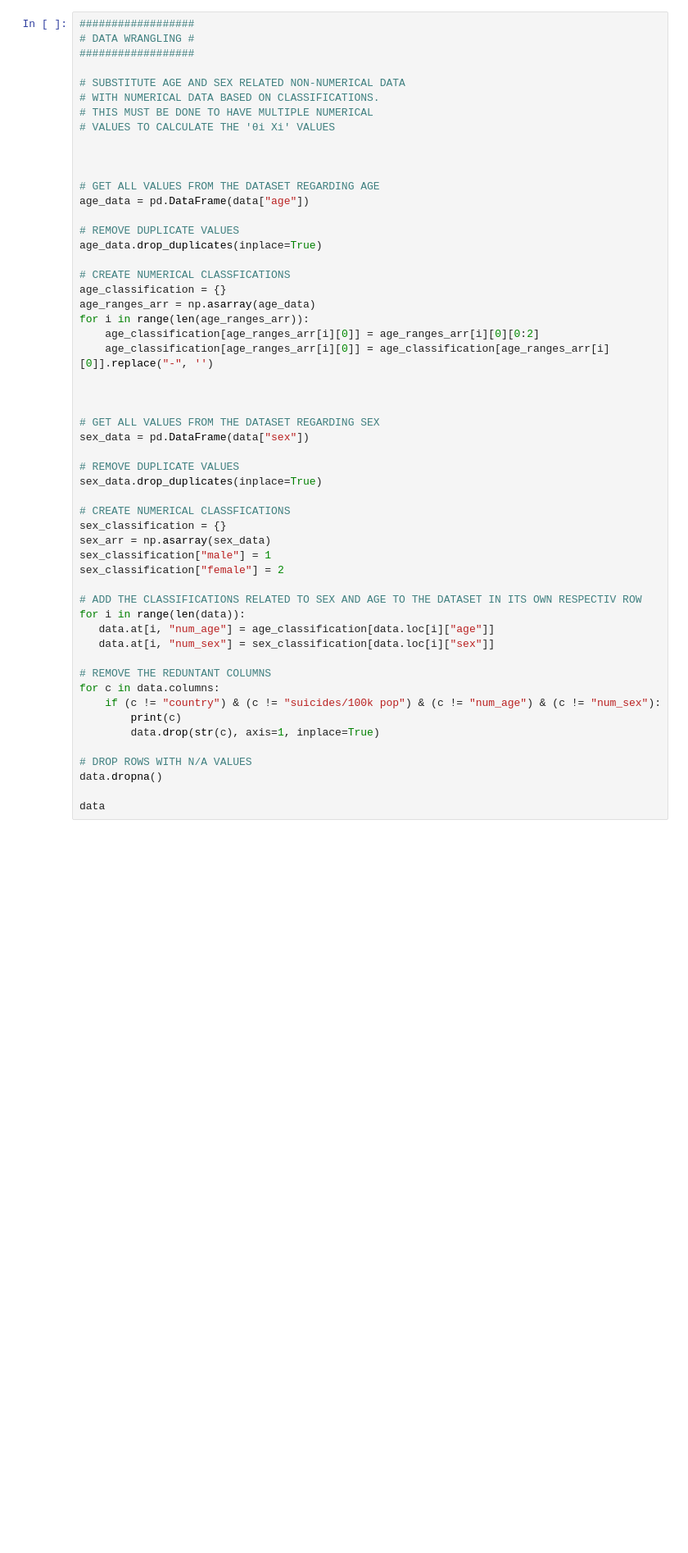
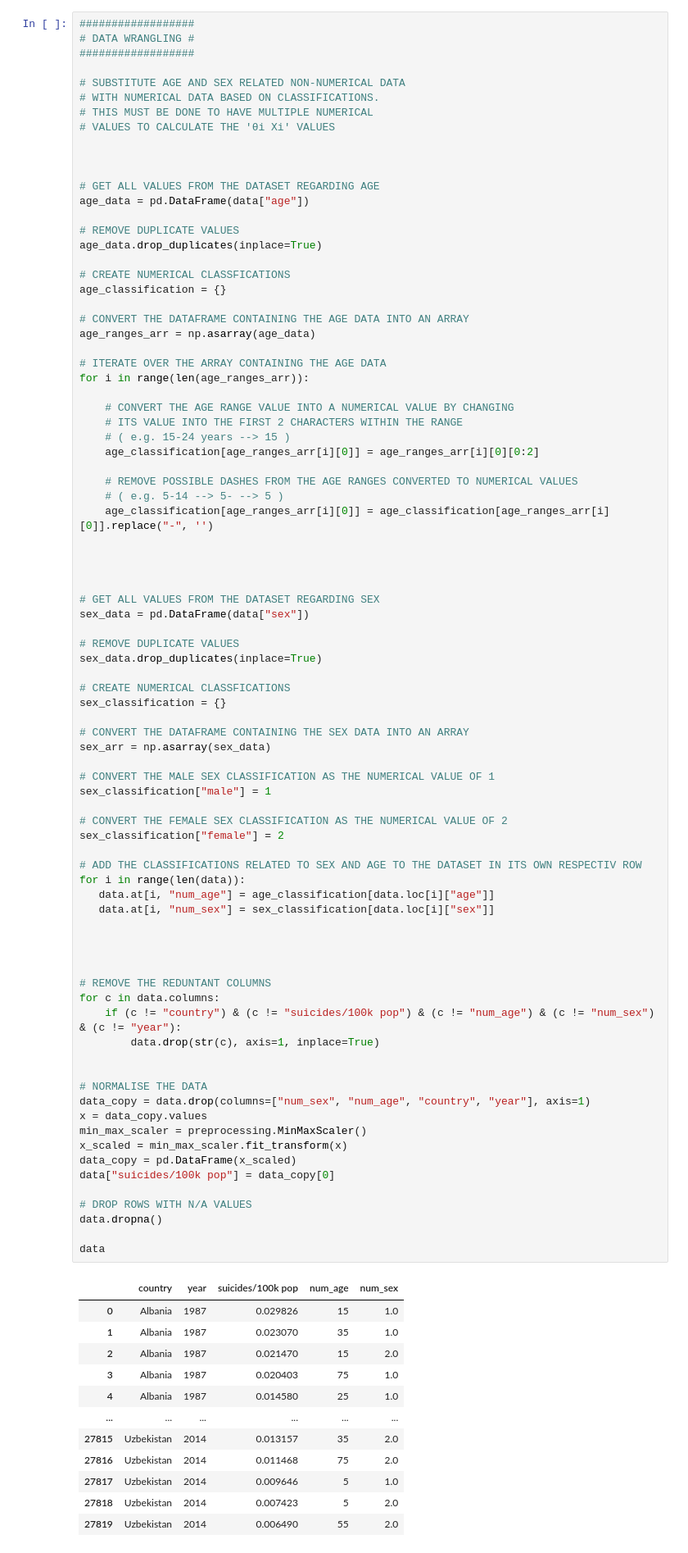
Before and after one commit to CSharpTeoMan911/Suicide-Rate-Prediction-ML-Model, a Jupyter notebook: Mental_Health_Prediction.ipynb, the cells around one changed output. Shown at 82% size. Drawn from its saved outputs; the diff is of its cells as text; blank space fills up the shorter version.

```diff
--- a/Mental_Health_Prediction.ipynb
+++ b/Mental_Health_Prediction.ipynb
@@ -50,38 +51,79 @@ age_data.drop_duplicates(inplace=True)
 
 # CREATE NUMERICAL CLASSFICATIONS
 age_classification = {}
+
+# CONVERT THE DATAFRAME CONTAINING THE AGE DATA INTO AN ARRAY
 age_ranges_arr = np.asarray(age_data)
+
+# ITERATE OVER THE ARRAY CONTAINING THE AGE DATA
 for i in range(len(age_ranges_arr)):
+
+    # CONVERT THE AGE RANGE VALUE INTO A NUMERICAL VALUE BY CHANGING
+    # ITS VALUE INTO THE FIRST 2 CHARACTERS WITHIN THE RANGE
+    # ( e.g. 15-24 years --> 15 )
     age_classification[age_ranges_arr[i][0]] = age_ranges_arr[i][0][0:2]
+
+    # REMOVE POSSIBLE DASHES FROM THE AGE RANGES CONVERTED TO NUMERICAL VALUES
+    # ( e.g. 5-14 --> 5- --> 5 )
     age_classification[age_ranges_arr[i][0]] = age_classification[age_ranges_arr[i][0]].replace("-", '')
+
 
 
 
 # GET ALL VALUES FROM THE DATASET REGARDING SEX
 sex_data = pd.DataFrame(data["sex"])
 
 # REMOVE DUPLICATE VALUES
 sex_data.drop_duplicates(inplace=True)
 
 # CREATE NUMERICAL CLASSFICATIONS
 sex_classification = {}
+
+# CONVERT THE DATAFRAME CONTAINING THE SEX DATA INTO AN ARRAY
 sex_arr = np.asarray(sex_data)
+
+# CONVERT THE MALE SEX CLASSIFICATION AS THE NUMERICAL VALUE OF 1
 sex_classification["male"] = 1
+
+# CONVERT THE FEMALE SEX CLASSIFICATION AS THE NUMERICAL VALUE OF 2
 sex_classification["female"] = 2
 
 # ADD THE CLASSIFICATIONS RELATED TO SEX AND AGE TO THE DATASET IN ITS OWN RESPECTIV ROW
 for i in range(len(data)):
    data.at[i, "num_age"] = age_classification[data.loc[i]["age"]]
    data.at[i, "num_sex"] = sex_classification[data.loc[i]["sex"]]
 
+
+
+
 # REMOVE THE REDUNTANT COLUMNS
 for c in data.columns:
-    if (c != "country") & (c != "suicides/100k pop") & (c != "num_age") & (c != "num_sex"):
-        print(c)
+    if (c != "country") & (c != "suicides/100k pop") & (c != "num_age") & (c != "num_sex") & (c != "year"):
         data.drop(str(c), axis=1, inplace=True)
+
+
+# NORMALISE THE DATA
+data_copy = data.drop(columns=["num_sex", "num_age", "country", "year"], axis=1)
+x = data_copy.values
+min_max_scaler = preprocessing.MinMaxScaler()
+x_scaled = min_max_scaler.fit_transform(x)
+data_copy = pd.DataFrame(x_scaled)
+data["suicides/100k pop"] = data_copy[0]
 
 # DROP ROWS WITH N/A VALUES
 data.dropna()
 
 data
 # %% [output]
+|  | country | year | suicides/100k pop | num_age | num_sex |
+| 0 | Albania | 1987 | 0.029826 | 15 | 1.0 |
+| 1 | Albania | 1987 | 0.023070 | 35 | 1.0 |
+| 2 | Albania | 1987 | 0.021470 | 15 | 2.0 |
+| 3 | Albania | 1987 | 0.020403 | 75 | 1.0 |
+| 4 | Albania | 1987 | 0.014580 | 25 | 1.0 |
+| ... | ... | ... | ... | ... | ... |
+| 27815 | Uzbekistan | 2014 | 0.013157 | 35 | 2.0 |
+| 27816 | Uzbekistan | 2014 | 0.011468 | 75 | 2.0 |
+| 27817 | Uzbekistan | 2014 | 0.009646 | 5 | 1.0 |
+| 27818 | Uzbekistan | 2014 | 0.007423 | 5 | 2.0 |
+| 27819 | Uzbekistan | 2014 | 0.006490 | 55 | 2.0 |
```
Also changed, not shown: parts of 5 cells of this notebook, 3 other files.
